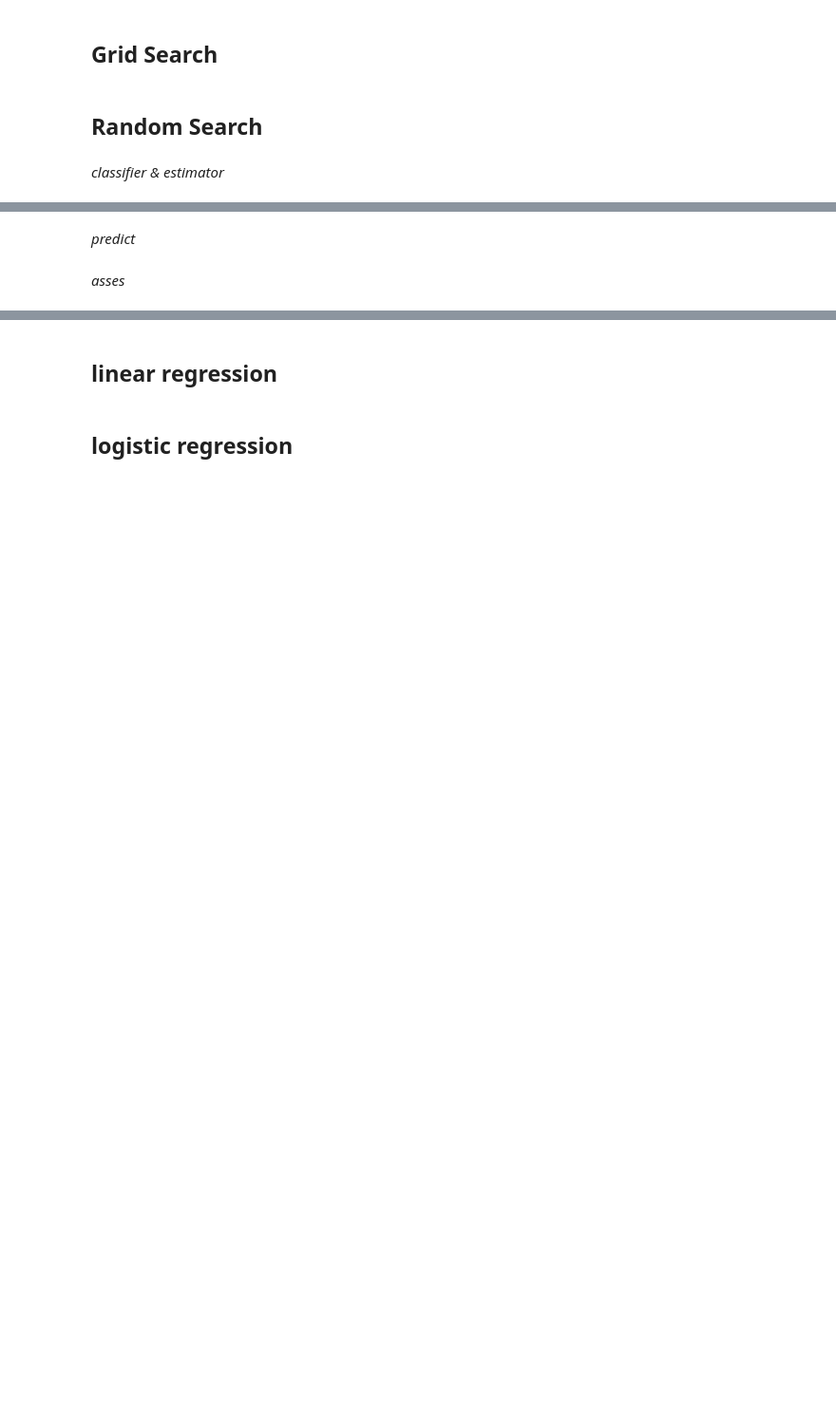
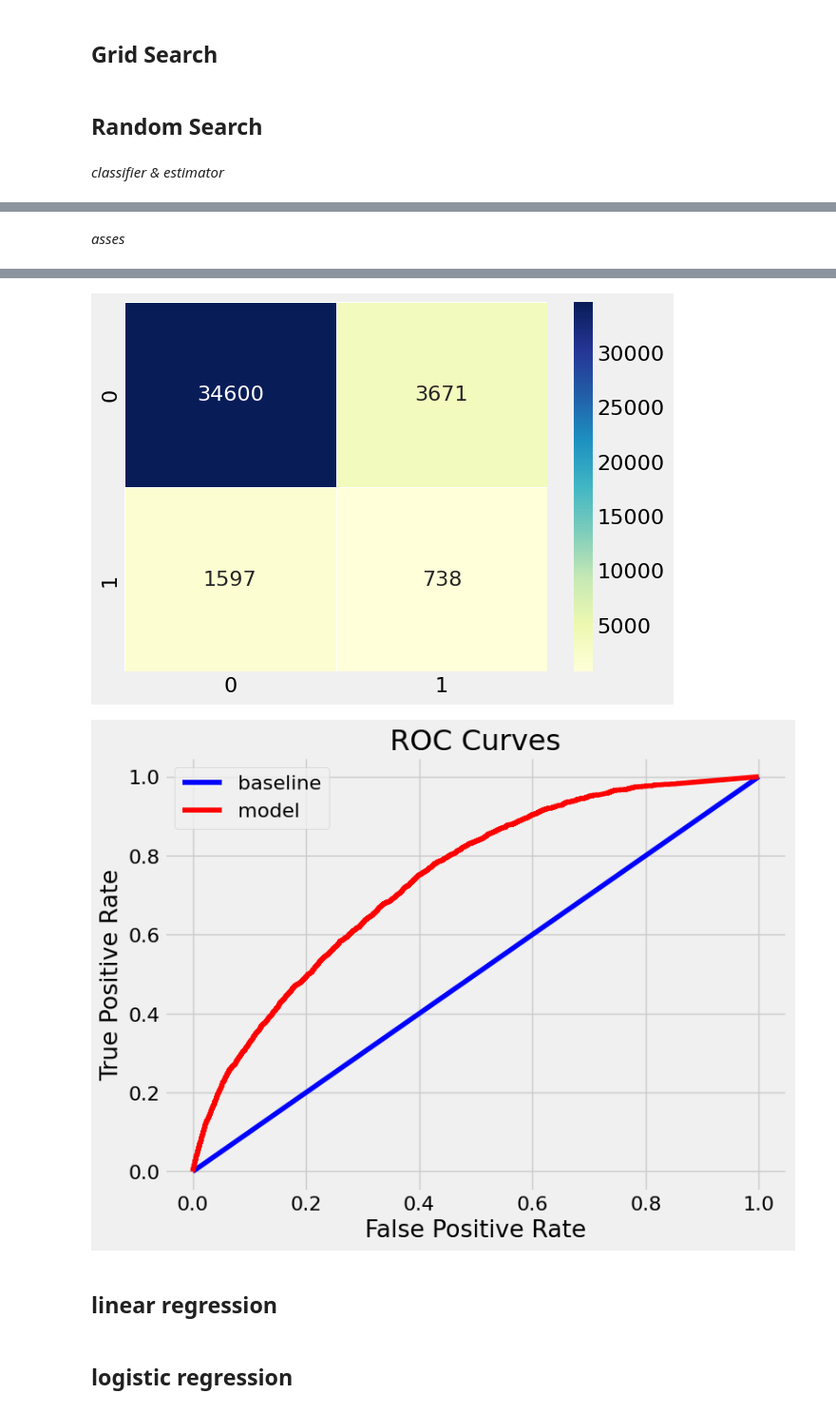
Before and after one commit to dschjanice/ML_project_fraud_detection, a Jupyter notebook: wip_Fraud_Detection_Starter.ipynb, the cells around one changed output, grey strips where cells are left out. Shown at 95% size. Saved outputs shown, nothing was run; the diff lists cells and outputs as text; code cells hidden in the pictures; blank space fills up the shorter version.

```diff
--- a/wip_Fraud_Detection_Starter.ipynb
+++ b/wip_Fraud_Detection_Starter.ipynb
@@ -613,11 +792,11 @@ from sklearn.model_selection import RandomizedSearchCV
 
 # Hyperparameter grid for forest
 param_grid = {
-    'n_estimators': np.linspace(10, 200).astype(int),
-    'max_depth': [None] + list(np.linspace(3, 20).astype(int)),
-    'max_features': ['auto', 'sqrt', None] + list(np.arange(0.5, 1, 0.1)),
-    'max_leaf_nodes': [None] + list(np.linspace(10, 50, 500).astype(int)),
-    'min_samples_split': [2, 5, 10],
+    'n_estimators': list(range(10, 100, 10)),
+    'max_depth': list(range(1, 21)),
+    'max_features': ['auto', 'sqrt', None],
+    #'max_leaf_nodes': list(range(10, 51)),
+    #'min_samples_split': list(range(2, 11, 2)),
     'bootstrap': [True, False]
 }
 '''
@@ -644,7 +823,7 @@ estimator = RandomForestClassifier(random_state = RSEED)
 
 # Create the random search model
 rs = RandomizedSearchCV(estimator, param_grid, n_jobs = -1,
-                        scoring = 'roc_auc', cv = 3,
+                        scoring = 'roc_auc', cv = 8,
                         n_iter = 10, verbose = 5, random_state=RSEED)
 
 rs.fit(X_train, y_train)
@@ -653,3 +832,8 @@ rs.fit(X_train, y_train)
 print('Best score:', round(rs.best_score_, 3))
 # Best parameters
 print('Best parameters:', rs.best_params_)
+
+
+best_model = rs.best_estimator_
+
+y_pred_rs = best_model.predict(X_test)
@@ -667,2 +882,0 @@ best_model = rs.best_estimator_
-# %% [markdown]
-*predict*
@@ -675,0 +885,52 @@ sns.heatmap(cm_rs, cmap='YlGnBu', annot=True, fmt='d', linewidths=.5);
+# %%
+# adjust variables
+cm_rs = confusion_matrix(y_test, y_pred_rs)
+cm = cm_rs
+model = best_model
+y_pred = y_pred_rs
+
+# Make probability predictions
+X_train_probs = model.predict_proba(X_train)[:, 1]
+X_test_probs = model.predict_proba(X_test)[:, 1]
+
+X_train_predictions = model.predict(X_train)
+
+from sklearn.metrics import precision_score, recall_score, roc_auc_score, roc_curve
+
+print(f'Train ROC AUC Score: {roc_auc_score(y_train, X_train_probs)}')
+print(f'Test ROC AUC  Score: {roc_auc_score(y_test, X_test_probs)}')
+print("--------"*10)
+print(f'Baseline ROC AUC: {roc_auc_score(y_test, [1 for _ in range(len(y_test))])}')
+print("--------"*10)
+# Print classification report of our model
+print(classification_report(y_test, y_pred))
+print("--------"*10)
+
+# Evaluate the model with a confusion matrix
+cm = confusion_matrix(y_test, y_pred)
+sns.heatmap(cm, cmap='YlGnBu', annot=True, fmt='d', linewidths=.5);
+
+
+from sklearn.ensemble import RandomForestClassifier
+from sklearn.metrics import precision_score, recall_score, roc_auc_score, roc_curve
+
+print("--------"*10)
+# Plot formatting
+plt.style.use('fivethirtyeight')
+plt.rcParams['font.size'] = 18
+
+# Calculate false positive rates and true positive rates
+base_fpr, base_tpr, _ = roc_curve(y_test, [1 for _ in range(len(y_test))])
+model_fpr, model_tpr, _ = roc_curve(y_test, X_test_probs)
+
+plt.figure(figsize = (8, 6))
+plt.rcParams['font.size'] = 16
+
+# Plot both curves
+plt.plot(base_fpr, base_tpr, 'b', label = 'baseline')
+plt.plot(model_fpr, model_tpr, 'r', label = 'model')
+plt.legend()
+plt.xlabel('False Positive Rate');
+plt.ylabel('True Positive Rate'); plt.title('ROC Curves')
+plt.show()
+# %% [output]
@@ -676,3 +953,5 @@ sns.heatmap(cm_rs, cmap='YlGnBu', annot=True, fmt='d', linewidths=.5);
+[figure, added]
+[figure, added]
 # %% [markdown]
 ## linear regression
 # %%
```
Also changed, not shown: parts of 38 cells of this notebook.
